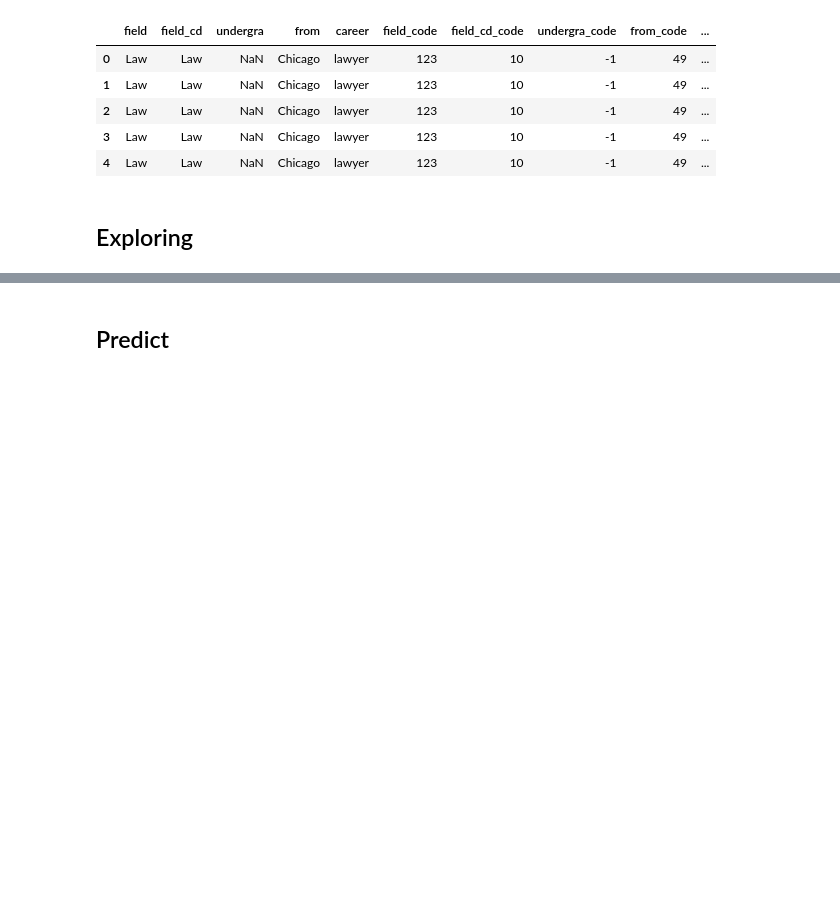
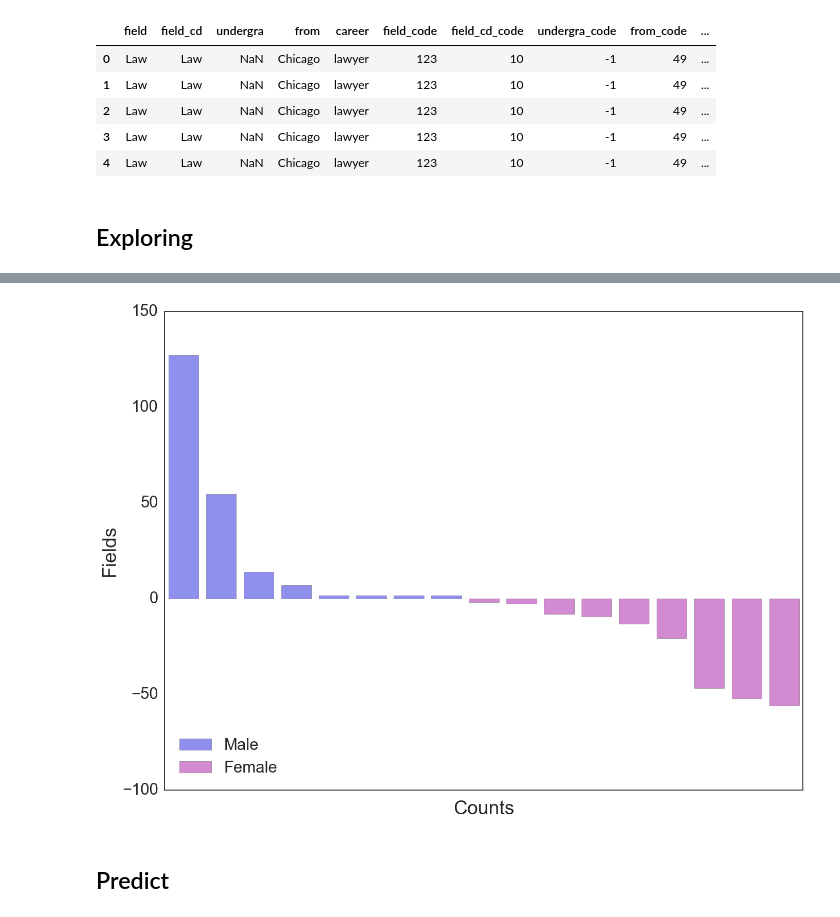
Before and after one commit to sethkaufee/Dating-Data, a Jupyter notebook: Speed Dating/match_prediction.ipynb, the cells around one changed output, grey strips where cells are left out. Cells and saved outputs as stored; diff of their text form; code cells hidden in the pictures; blank space fills up the shorter version.

```diff
--- a/Speed Dating/match_prediction.ipynb
+++ b/Speed Dating/match_prediction.ipynb
@@ -274,20 +169,22 @@ combined_counts['diffFemale'] = -combined_counts['diffFemale']
 # %%
 plot_order = combined_counts.sort_values(by=['diffMale','diffFemale'],ascending=False).index
 
 sns.set_style('white')
 
 plt.figure(figsize=(16,12),dpi=1000)
-sns.barplot(y=combined_counts.index,x='diffMale',
+sns.barplot(x=combined_counts.index,y='diffMale',
             data=combined_counts,color='blue',alpha=.5,order=plot_order,label='Male')
-g=sns.barplot(y=combined_counts.index,x='diffFemale',
+g=sns.barplot(x=combined_counts.index,y='diffFemale',
             data=combined_counts,color='m',alpha=.5,order=plot_order,label='Female')
 g.set_autoscale_on(True)
 g.set_rasterized(True)
 plt.yticks(size='x-large',)
 plt.xticks(range(1,2),'')
 plt.xlabel('Counts', fontsize='xx-large')
 plt.ylabel('Fields', fontsize='xx-large')
 plt.legend(fontsize='x-large',loc=0);
+# %% [output]
+[figure, added]
 # %%
 from imblearn.over_sampling import SMOTE
 a=iid_attributes.loc[:,iid_attributes.columns.str.contains(r'(self|gender)')]
```
Also changed, not shown: parts of 13 cells of this notebook, 3 other files.
